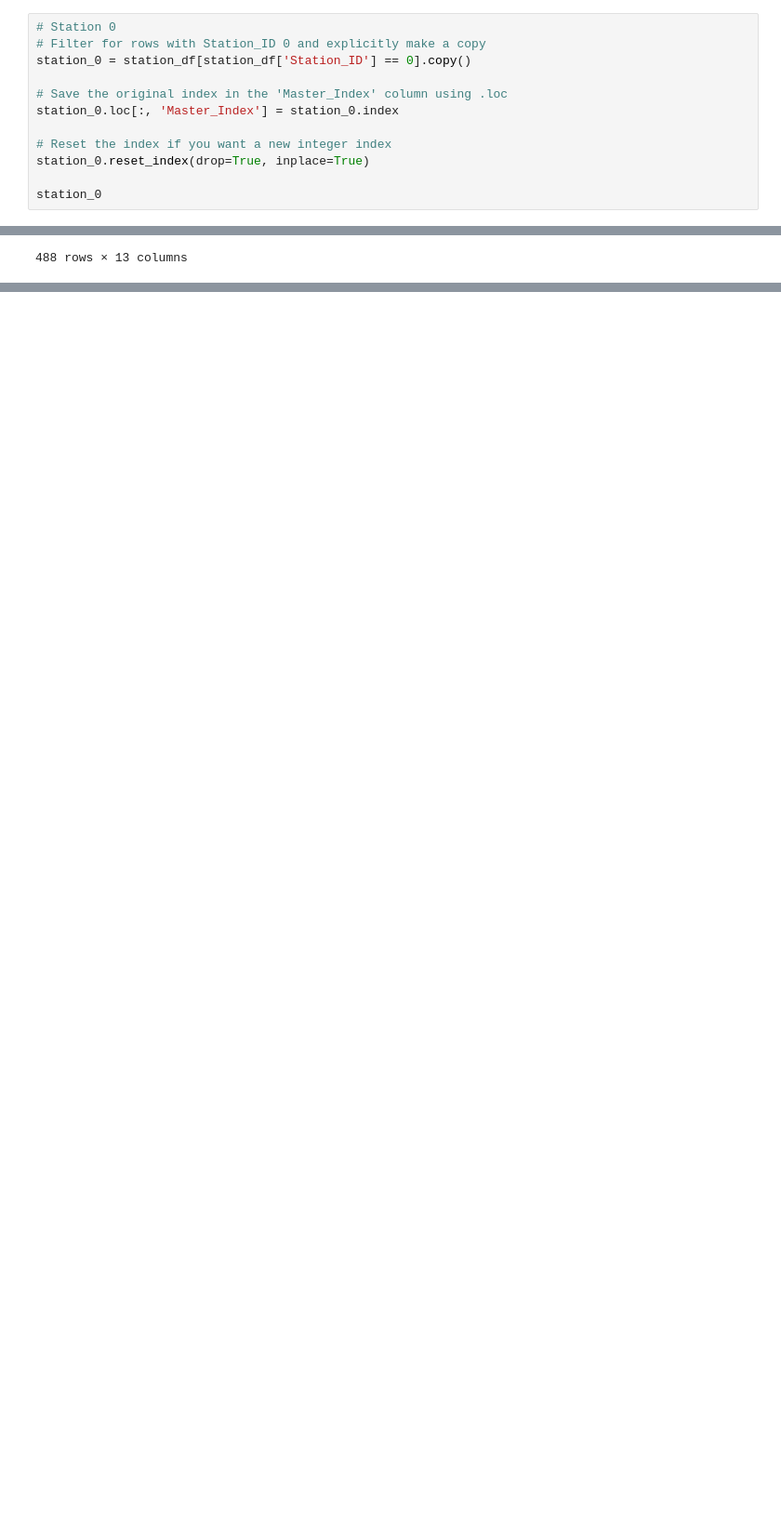
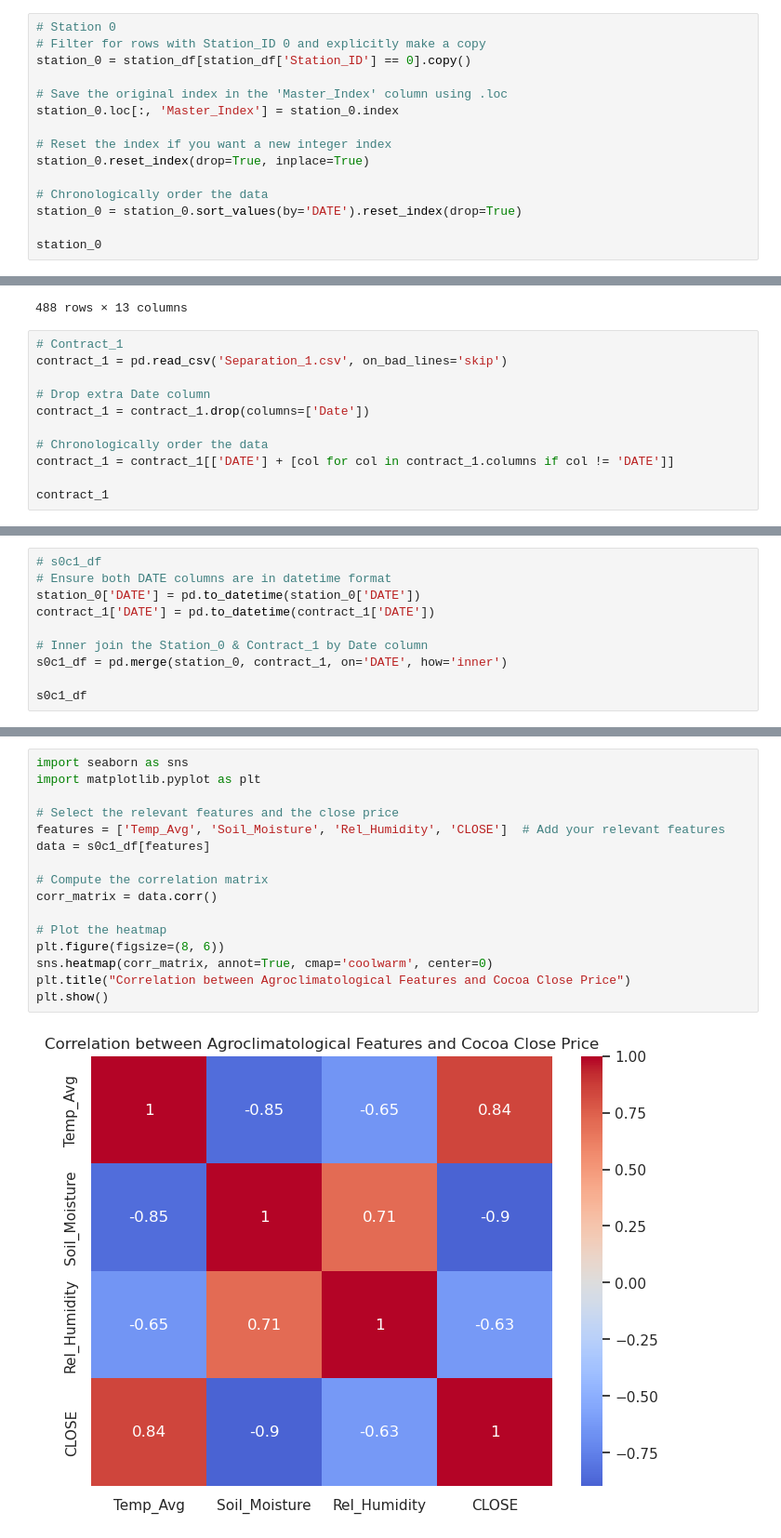
Before and after one commit to jak-weston/Cocoa-Futures-Analysis, a Jupyter notebook: NASA_Data.ipynb, the cells around one changed output, grey strips where cells are left out. Shown at 93% size. Cells and saved outputs as stored; diff of their text form; blank space fills up the shorter version.

Commit message:
Merged dfs & added visualizations

```diff
--- a/NASA_Data.ipynb
+++ b/NASA_Data.ipynb
@@ -190,6 +190,9 @@ station_0.loc[:, 'Master_Index'] = station_0.index
 # Reset the index if you want a new integer index
 station_0.reset_index(drop=True, inplace=True)
 
+# Chronologically order the data
+station_0 = station_0.sort_values(by='DATE').reset_index(drop=True)
+
 station_0
 # %% [output]
 |  | Station_ID | DATE | LAT | LON | Soil_Moisture | Temp_Avg | Temp_Max | Temp_Min | Earth_Skin_Temp | ... |
@@ -205,3 +208,14 @@ station_0
 | 486 | 0 | 2024-06-29 | 4.75 | -8.25 | 0.72 | 25.16 | 26.77 | 23.95 | 25.76 | ... |
 | 487 | 0 | 2024-06-30 | 4.75 | -8.25 | 0.71 | 25.85 | 28.16 | 24.20 | 26.49 | ... |
 488 rows × 13 columns
+# %%
+# Contract_1
+contract_1 = pd.read_csv('Separation_1.csv', on_bad_lines='skip')
+
+# Drop extra Date column
+contract_1 = contract_1.drop(columns=['Date'])
+
+# Chronologically order the data
+contract_1 = contract_1[['DATE'] + [col for col in contract_1.columns if col != 'DATE']]
+
+contract_1
@@ -207,0 +238,10 @@ station_0
+# %%
+# s0c1_df
+# Ensure both DATE columns are in datetime format
+station_0['DATE'] = pd.to_datetime(station_0['DATE'])
+contract_1['DATE'] = pd.to_datetime(contract_1['DATE'])
+
+# Inner join the Station_0 & Contract_1 by Date column
+s0c1_df = pd.merge(station_0, contract_1, on='DATE', how='inner')
+
+s0c1_df
@@ -207,0 +309,18 @@ station_0
+# %%
+import seaborn as sns
+import matplotlib.pyplot as plt
+
+# Select the relevant features and the close price
+features = ['Temp_Avg', 'Soil_Moisture', 'Rel_Humidity', 'CLOSE']  # Add your relevant features
+data = s0c1_df[features]
+
+# Compute the correlation matrix
+corr_matrix = data.corr()
+
+# Plot the heatmap
+plt.figure(figsize=(8, 6))
+sns.heatmap(corr_matrix, annot=True, cmap='coolwarm', center=0)
+plt.title("Correlation between Agroclimatological Features and Cocoa Close Price")
+plt.show()
+# %% [output]
+[figure, added]
```
Also changed, not shown: parts of 7 cells of this notebook.
